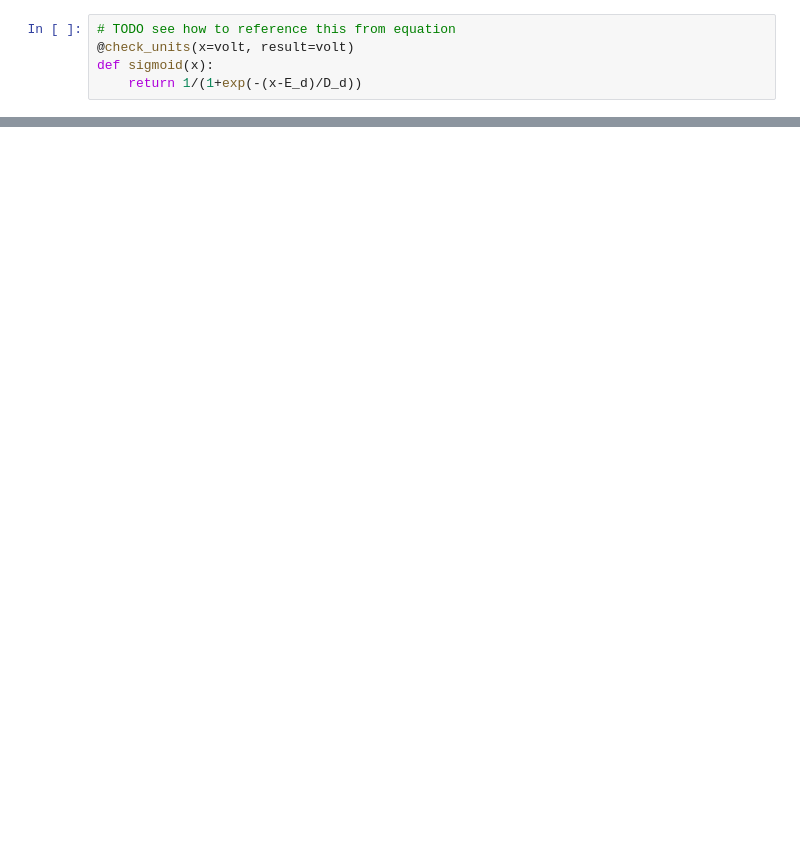
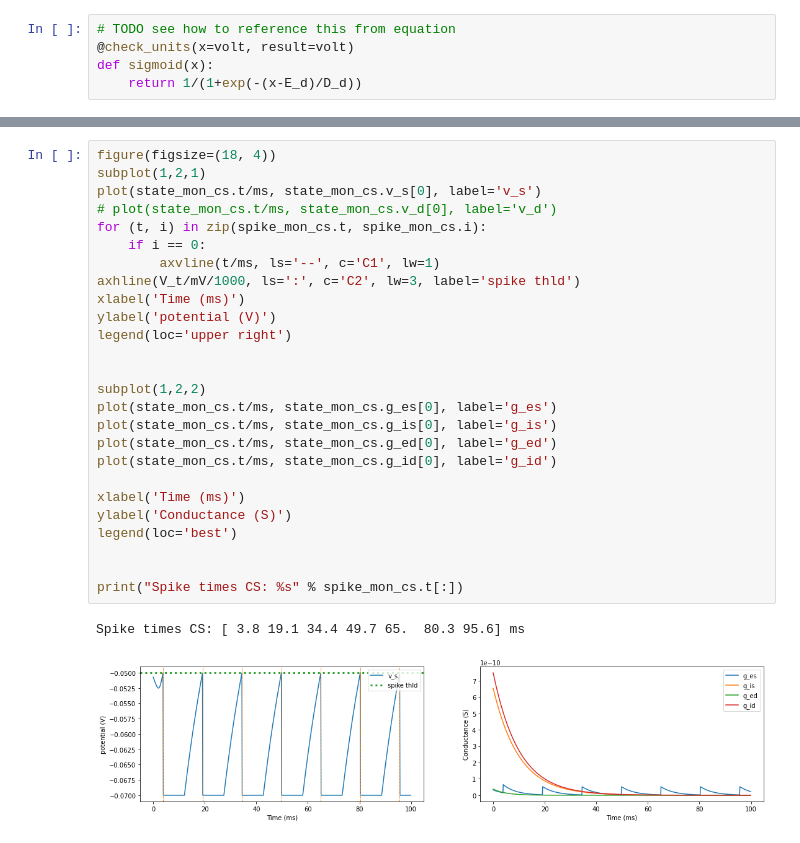
Before and after one commit to DanInci/snn_visual_cortex, a Jupyter notebook: layer5_CC_CS_sandbox.ipynb, the cells around one changed output, grey strips where cells are left out. Drawn from its saved outputs; the diff is of its cells as text; blank space fills up the shorter version.

```diff
--- a/layer5_CC_CS_sandbox.ipynb
+++ b/layer5_CC_CS_sandbox.ipynb
@@ -223,0 +261,29 @@ ylabel('v');
+# %%
+figure(figsize=(18, 4))
+subplot(1,2,1)
+plot(state_mon_cs.t/ms, state_mon_cs.v_s[0], label='v_s')
+# plot(state_mon_cs.t/ms, state_mon_cs.v_d[0], label='v_d')
+for (t, i) in zip(spike_mon_cs.t, spike_mon_cs.i):
+    if i == 0:
+        axvline(t/ms, ls='--', c='C1', lw=1)
+axhline(V_t/mV/1000, ls=':', c='C2', lw=3, label='spike thld')
+xlabel('Time (ms)')
+ylabel('potential (V)')
+legend(loc='upper right')
+
+
+subplot(1,2,2)
+plot(state_mon_cs.t/ms, state_mon_cs.g_es[0], label='g_es')
+plot(state_mon_cs.t/ms, state_mon_cs.g_is[0], label='g_is')
+plot(state_mon_cs.t/ms, state_mon_cs.g_ed[0], label='g_ed')
+plot(state_mon_cs.t/ms, state_mon_cs.g_id[0], label='g_id')
+
+xlabel('Time (ms)')
+ylabel('Conductance (S)')
+legend(loc='best')
+
+
+print("Spike times CS: %s" % spike_mon_cs.t[:])
+# %% [output]
+Spike times CS: [ 3.8 19.1 34.4 49.7 65.  80.3 95.6] ms
+[figure, added]
```
Also changed, not shown: parts of 13 cells of this notebook, 1 other file.
